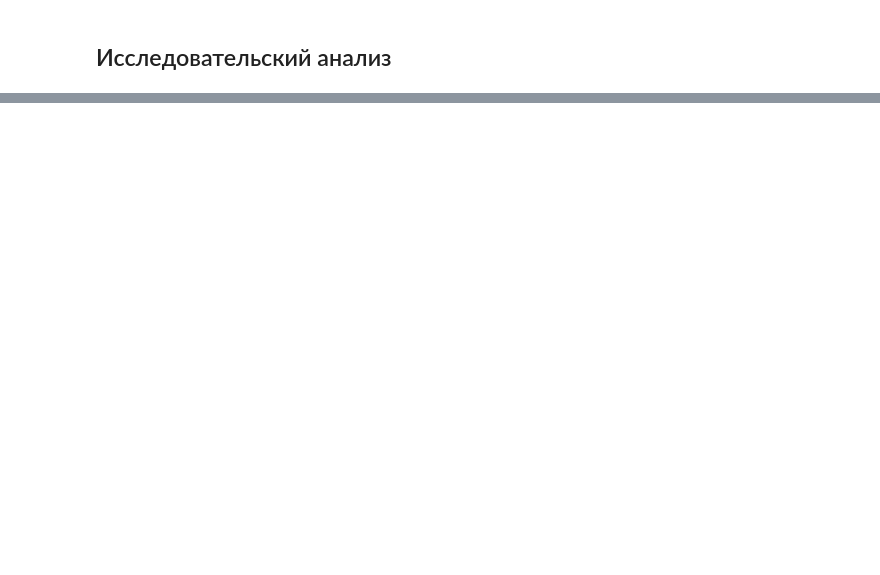
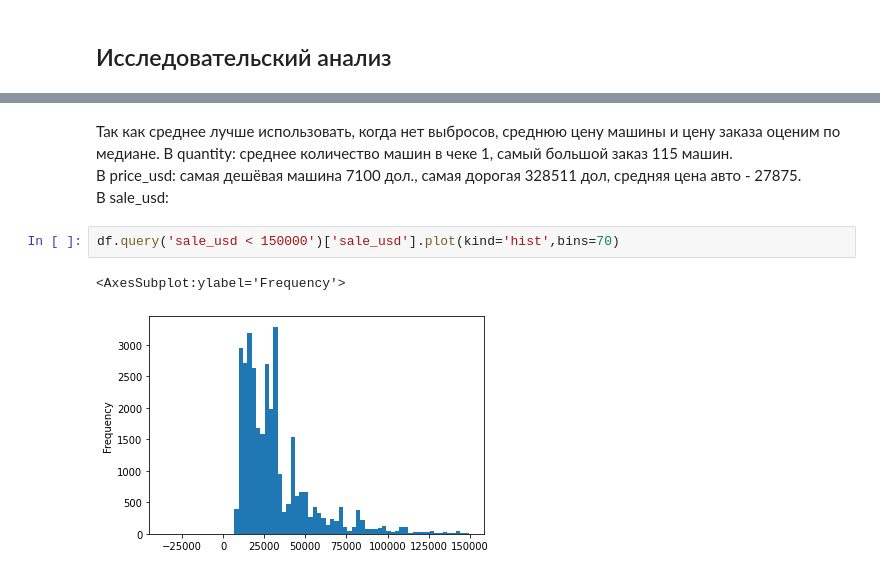
Before and after one commit to Heensz/analysis-of-the-car-market-of-Kazakhstan, a Jupyter notebook: Анализ авторынка Казахстана.ipynb, the cells around one changed output, grey strips where cells are left out. Saved outputs shown, nothing was run; the diff lists cells and outputs as text; blank space fills up the shorter version.

```diff
--- a/Анализ авторынка Казахстана.ipynb
+++ b/Анализ авторынка Казахстана.ipynb
@@ -673,0 +1083,10 @@ print("Количество дубликатов в процентах:", round(
+# %% [markdown]
+Так как среднее лучше использовать, когда нет выбросов, среднюю цену машины и цену заказа оценим по медиане.
+В quantity: среднее количество машин в чеке 1, самый большой заказ 115 машин.
+В price_usd: самая дешёвая машина 7100 дол., самая дорогая 328511 дол, средняя цена авто - 27875.
+В sale_usd:
+# %%
+df.query('sale_usd < 150000')['sale_usd'].plot(kind='hist',bins=70)
+# %% [output]
+<AxesSubplot:ylabel='Frequency'>
+[figure, added]
```
Also changed, not shown: parts of 72 cells of this notebook.
